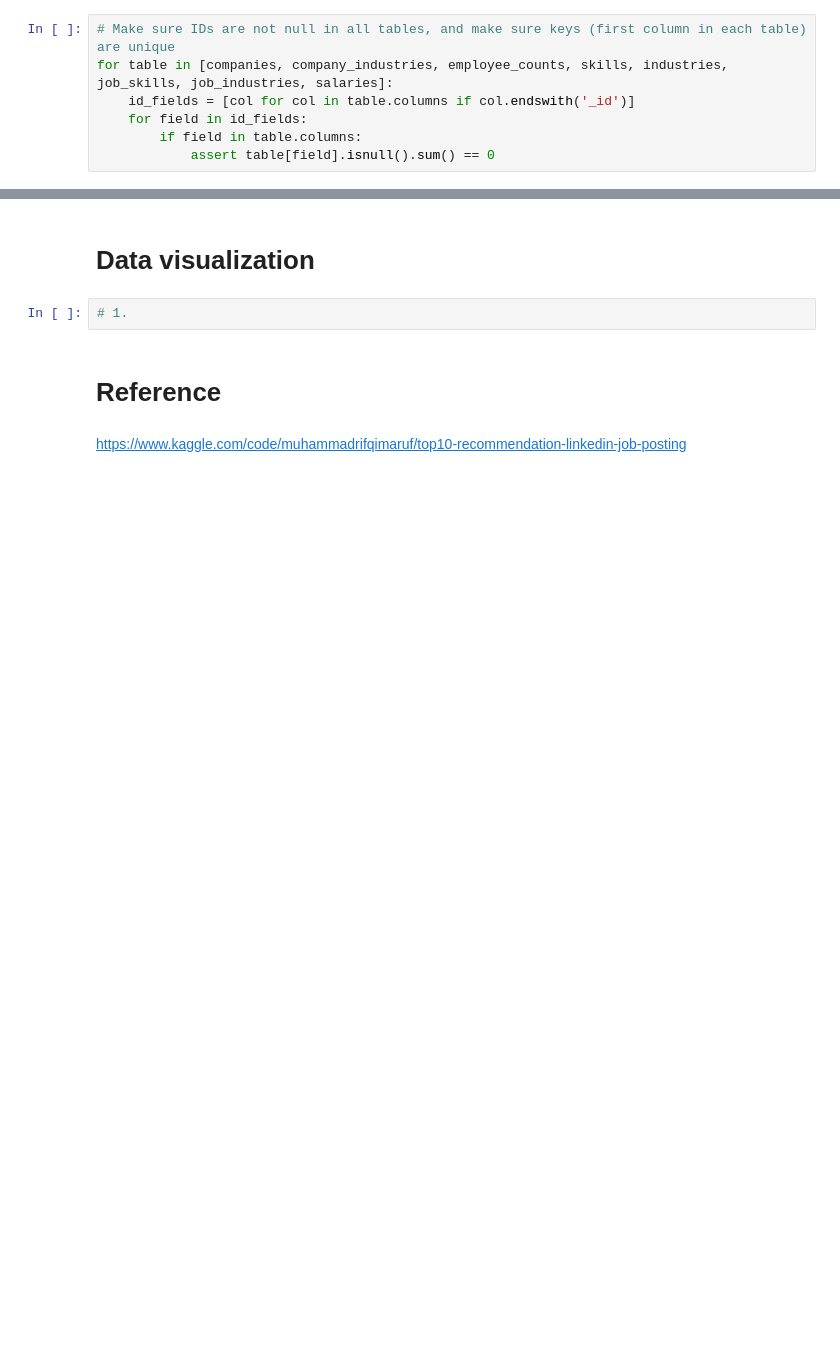
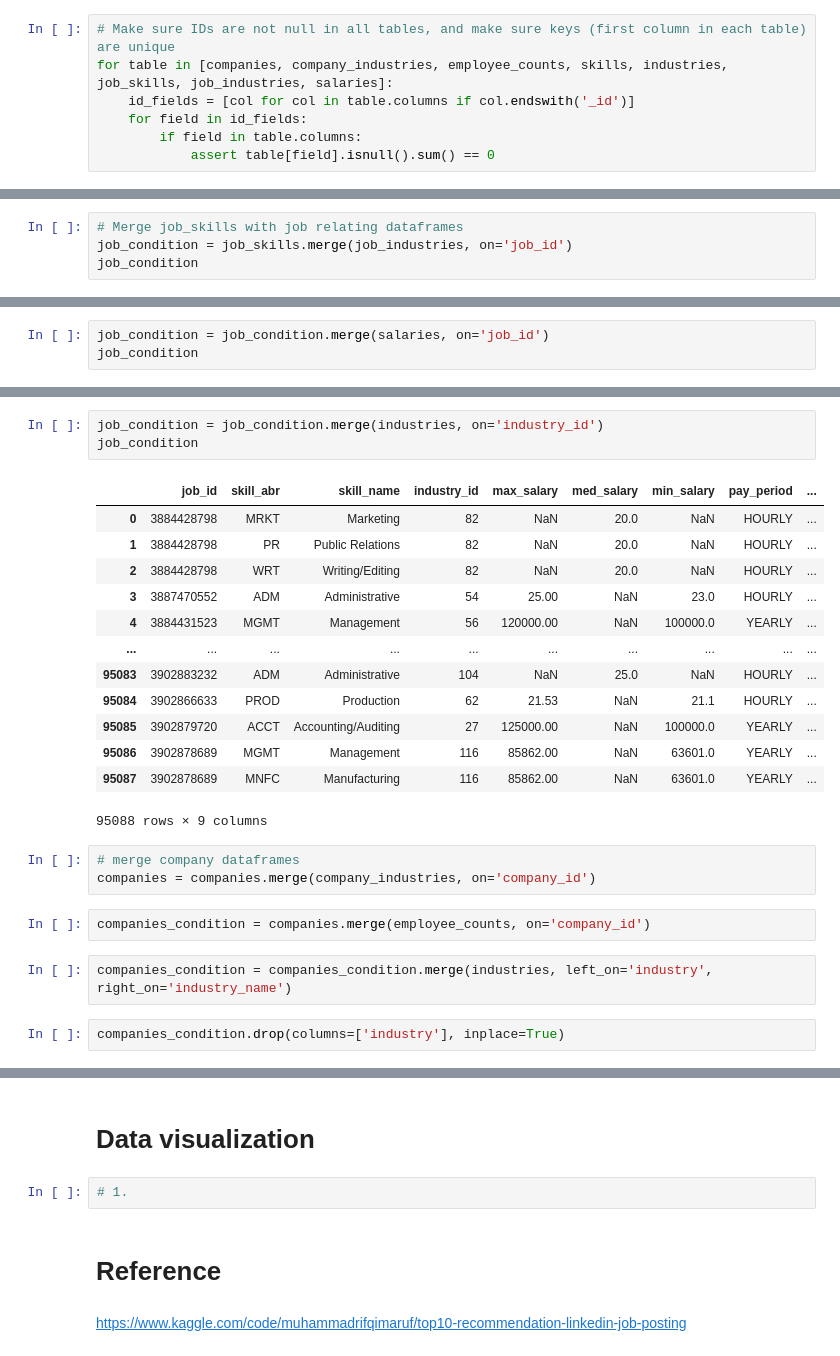
Before and after one commit to Koi4595/Group_10_FA_2024, a Jupyter notebook: SI_618_Project_Part1.ipynb, the cells around one changed output, grey strips where cells are left out. Drawn from its saved outputs; the diff is of its cells as text; blank space fills up the shorter version.

Commit message:
merged datasets

```diff
--- a/SI_618_Project_Part1.ipynb
+++ b/SI_618_Project_Part1.ipynb
@@ -93,0 +91,4 @@ job_skills = job_skills.merge(skills, on='skill_abr')
+# %%
+# Merge job_skills with job relating dataframes
+job_condition = job_skills.merge(job_industries, on='job_id')
+job_condition
@@ -93,0 +109,3 @@ job_skills = job_skills.merge(skills, on='skill_abr')
+# %%
+job_condition = job_condition.merge(salaries, on='job_id')
+job_condition
@@ -93,0 +126,26 @@ job_skills = job_skills.merge(skills, on='skill_abr')
+# %%
+job_condition = job_condition.merge(industries, on='industry_id')
+job_condition
+# %% [output]
+|  | job_id | skill_abr | skill_name | industry_id | max_salary | med_salary | min_salary | pay_period | ... |
+| 0 | 3884428798 | MRKT | Marketing | 82 | NaN | 20.0 | NaN | HOURLY | ... |
+| 1 | 3884428798 | PR | Public Relations | 82 | NaN | 20.0 | NaN | HOURLY | ... |
+| 2 | 3884428798 | WRT | Writing/Editing | 82 | NaN | 20.0 | NaN | HOURLY | ... |
+| 3 | 3887470552 | ADM | Administrative | 54 | 25.00 | NaN | 23.0 | HOURLY | ... |
+| 4 | 3884431523 | MGMT | Management | 56 | 120000.00 | NaN | 100000.0 | YEARLY | ... |
+| ... | ... | ... | ... | ... | ... | ... | ... | ... | ... |
+| 95083 | 3902883232 | ADM | Administrative | 104 | NaN | 25.0 | NaN | HOURLY | ... |
+| 95084 | 3902866633 | PROD | Production | 62 | 21.53 | NaN | 21.1 | HOURLY | ... |
+| 95085 | 3902879720 | ACCT | Accounting/Auditing | 27 | 125000.00 | NaN | 100000.0 | YEARLY | ... |
+| 95086 | 3902878689 | MGMT | Management | 116 | 85862.00 | NaN | 63601.0 | YEARLY | ... |
+| 95087 | 3902878689 | MNFC | Manufacturing | 116 | 85862.00 | NaN | 63601.0 | YEARLY | ... |
+95088 rows × 9 columns
+# %%
+# merge company dataframes
+companies = companies.merge(company_industries, on='company_id')
+# %%
+companies_condition = companies.merge(employee_counts, on='company_id')
+# %%
+companies_condition = companies_condition.merge(industries, left_on='industry', right_on='industry_name')
+# %%
+companies_condition.drop(columns=['industry'], inplace=True)
```
Also changed, not shown: parts of 11 cells of this notebook.
